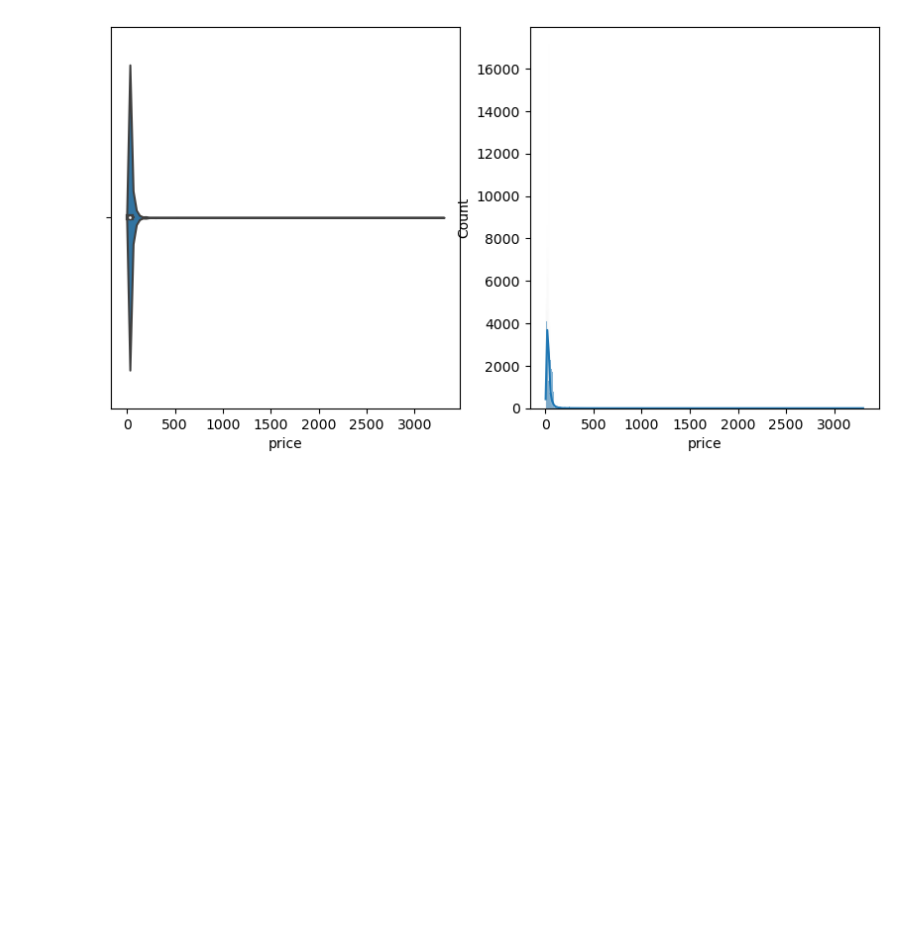
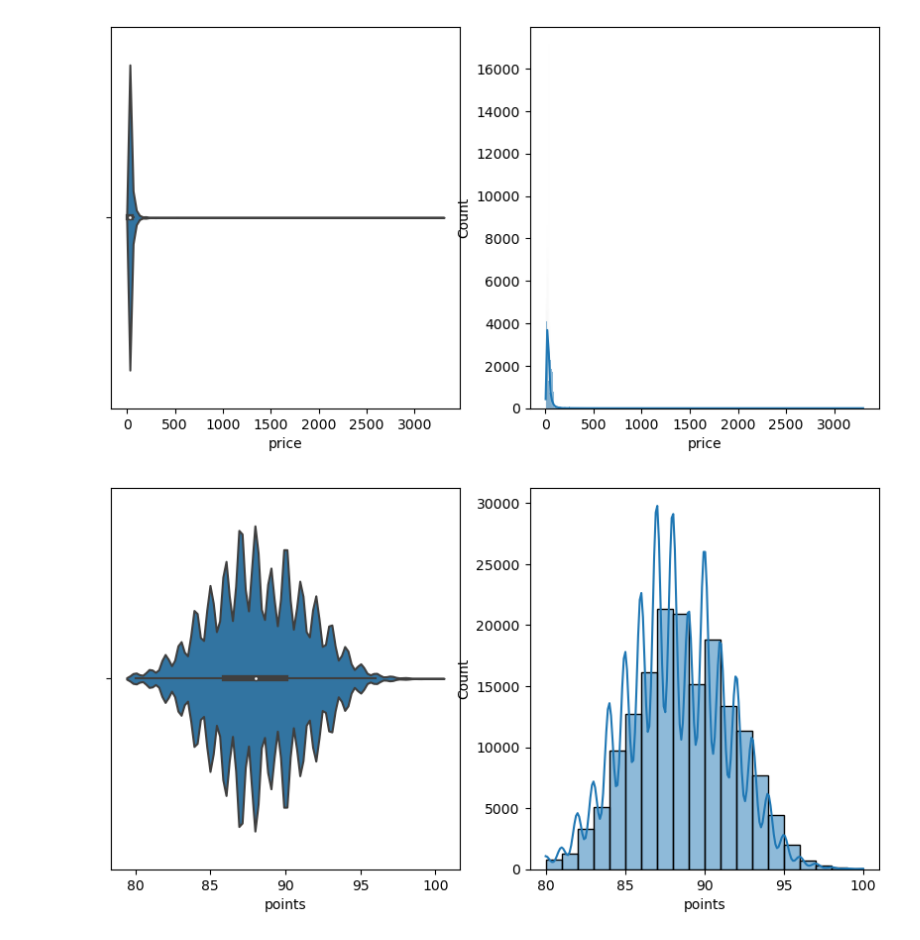
Before and after one commit to Diacon81/Wine, a Jupyter notebook: wines.ipynb, the cells around one changed output. Drawn from its saved outputs; the diff is of its cells as text; code cells hidden in the pictures; blank space fills up the shorter version.

```diff
--- a/wines.ipynb
+++ b/wines.ipynb
@@ -324,3 +324,10 @@ sns.histplot(wines_df, x="price", kde=True, ax=axes[1])
 plt.show()
 # %% [output]
 [figure]
+# %%
+fig, axes = plt.subplots(1, 2, figsize=(10,5))
+sns.violinplot(x=wines_df['points'],ax=axes[0])
+sns.histplot(wines_df, x="points", kde=True, ax=axes[1],bins=20)
+plt.show()
+# %% [output]
+[figure, added]
```
Also changed, not shown: parts of 3 cells of this notebook.
